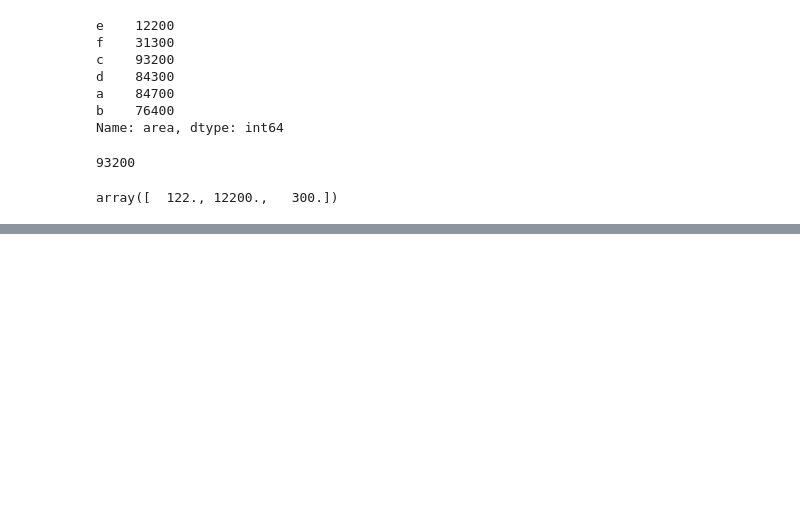
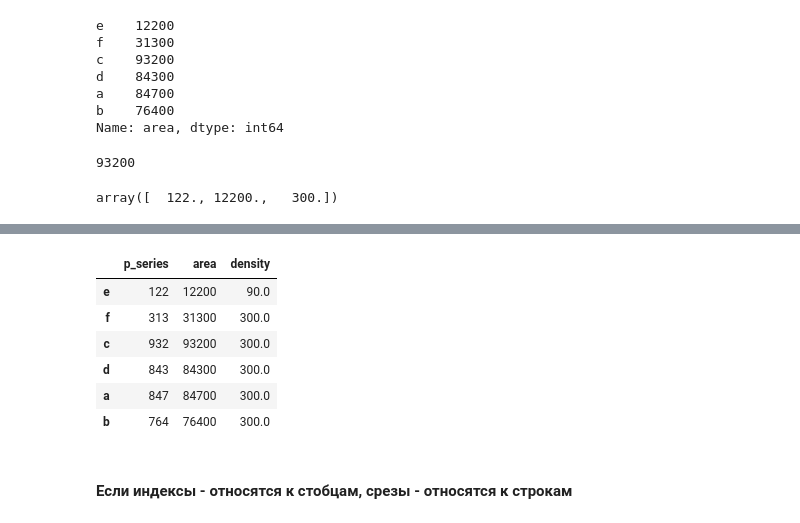
Before and after one commit to I-Trush/Jake_VanderPlas, a Jupyter notebook: vander_plus_3_Pandas_02.ipynb, the cells around one changed output, grey strips where cells are left out. Cells and saved outputs as stored; diff of their text form; code cells hidden in the pictures; blank space fills up the shorter version.

```diff
--- a/vander_plus_3_Pandas_02.ipynb
+++ b/vander_plus_3_Pandas_02.ipynb
@@ -281,0 +324,15 @@ array([  122., 12200.,   300.])
+# %%
+# явные индексы можно использовать для присваивания значений
+data.iloc[0, 2] = 90
+# %%
+data
+# %% [output]
+|  | p_series | area | density |
+| e | 122 | 12200 | 90.0 |
+| f | 313 | 31300 | 300.0 |
+| c | 932 | 93200 | 300.0 |
+| d | 843 | 84300 | 300.0 |
+| a | 847 | 84700 | 300.0 |
+| b | 764 | 76400 | 300.0 |
+# %% [markdown]
+#### Если индексы - относятся к стобцам, срезы - относятся к строкам
```
Also changed, not shown: parts of 11 cells of this notebook, 1 other file.
